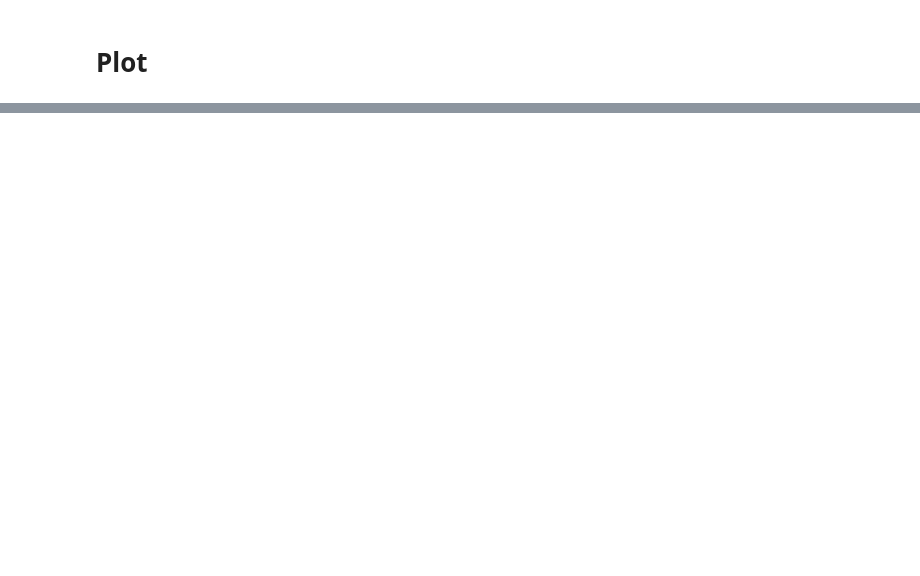
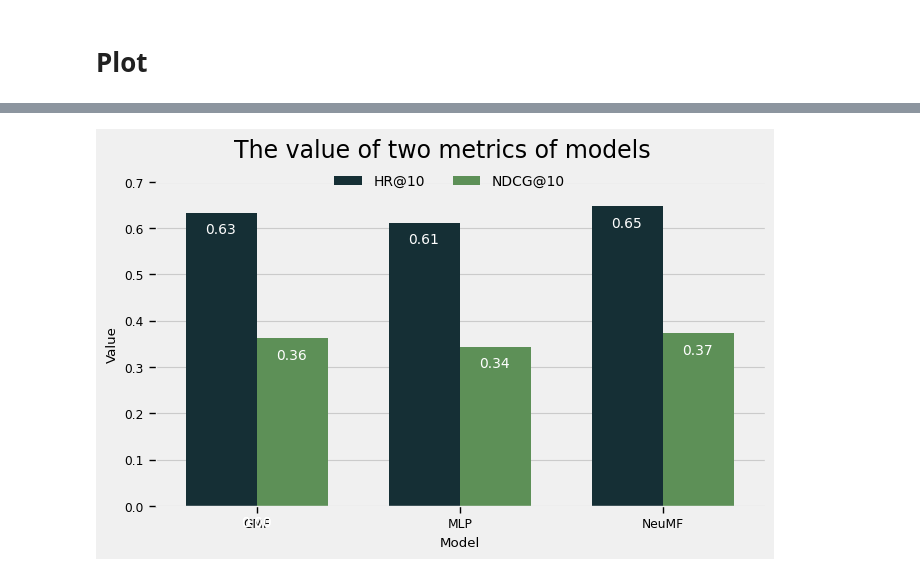
Before and after one commit to SUSTech-STA326/STA326_Assignment3, a Jupyter notebook: ass3.ipynb, the cells around one changed output, grey strips where cells are left out. Drawn from its saved outputs; the diff is of its cells as text; code cells hidden in the pictures; blank space fills up the shorter version.

Commit message:
report

```diff
--- a/ass3.ipynb
+++ b/ass3.ipynb
@@ -142,0 +243,10 @@ HR, NDCG
+# %%
+df1 = pd.DataFrame({
+    "Name":["GMF","MLP","NeuMF"],
+    "HR@10":[0.6339,0.6109,0.6474],
+    "NDCG@10": [0.3621, 0.3434, 0.3731]
+    }
+)
+df1 = df1.loc[:,["HR@10","NDCG@10"]].stack().reset_index().rename(columns={"level_1":"Metric",0:"Value","level_0":"Model"})
+df1["Model"] = df1["Model"].map({0:"GMF",1:"MLP",2:"NeuMF"})
+df1
@@ -142,0 +261,24 @@ HR, NDCG
+# %%
+color_list = ["#10323a","#569a4d"]
+custom_palette = sns.color_palette(color_list)
+# %%
+with plt.style.context("fivethirtyeight"), sns.plotting_context(context="paper"):
+    fig = plt.figure(figsize=(7, 4))
+    bar = sns.barplot(data = df1,x = 'Model', y = 'Value', hue = 'Metric',width = 0.7,palette = custom_palette)
+    plt.legend(bbox_to_anchor=(0.5,0.93),loc = "upper center",ncol = 2,fontsize = 10, frameon = False,bbox_transform=fig.transFigure )
+    plt.ylim(0,0.7)
+    plt.title("The value of two metrics of models",fontsize = 17,x = 0.47,y = 1.05)
+        # 在柱形图上标注数值
+    for p in bar.patches:
+        bar.annotate(format(p.get_height(), '.2f'),
+                     (p.get_x() + p.get_width() / 2., p.get_height()),
+                     ha = 'center', va = 'center',
+                     xytext = (-0.5, -12),
+                     textcoords = 'offset points',
+                     fontsize = 10,
+                     color = "white")
+    # fig.grid(False)
+    plt.show()
+    fig.savefig("report/3models.svg")
+# %% [output]
+[figure, added]
```
Also changed, not shown: parts of 20 cells of this notebook, 8 other files.
